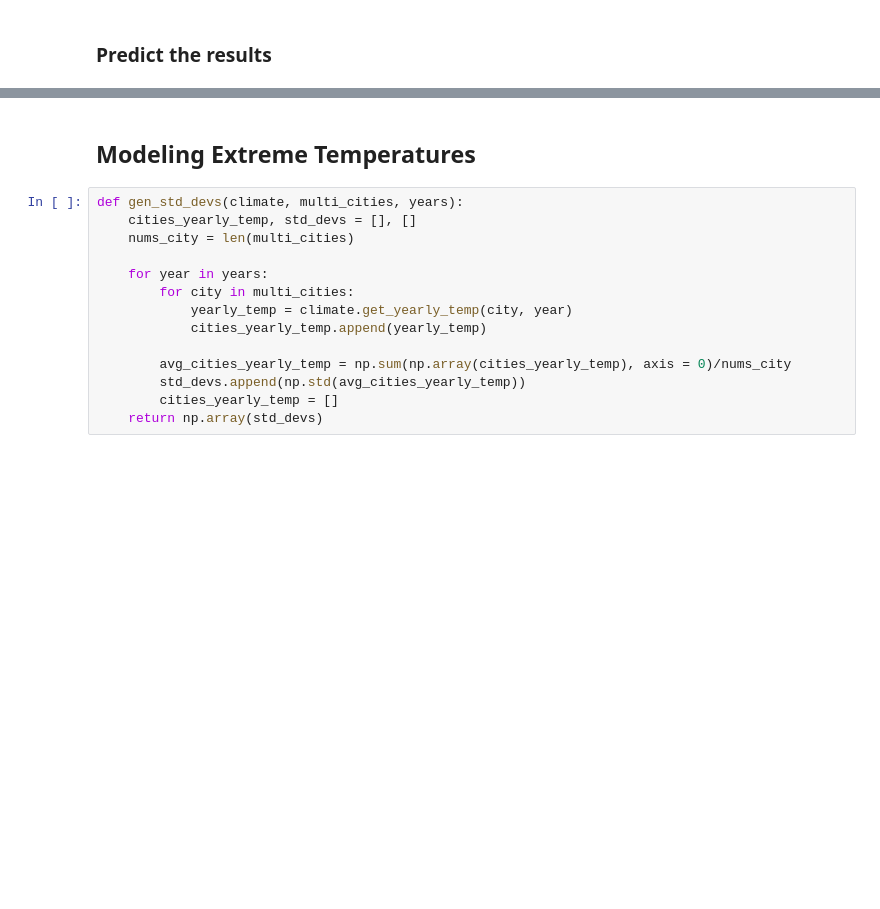
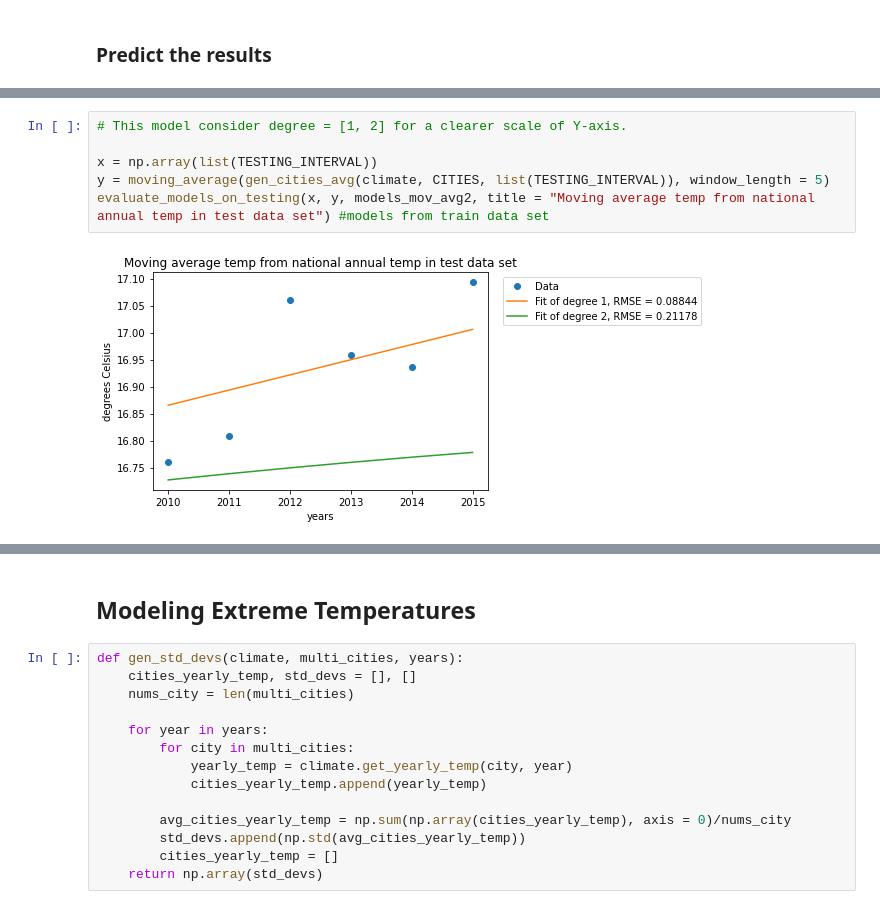
Before and after one commit to EarthAkkharawat/Modeling-global-warming, a Jupyter notebook: global-warming-model.ipynb, the cells around one changed output, grey strips where cells are left out. Drawn from its saved outputs; the diff is of its cells as text; blank space fills up the shorter version.

```diff
--- a/global-warming-model.ipynb
+++ b/global-warming-model.ipynb
@@ -210 +219,9 @@ evaluate_models_on_testing(x, y, models_mov_avg) #models from train data set
+# %%
+# This model consider degree = [1, 2] for a clearer scale of Y-axis.
+
+x = np.array(list(TESTING_INTERVAL))
+y = moving_average(gen_cities_avg(climate, CITIES, list(TESTING_INTERVAL)), window_length = 5)
+evaluate_models_on_testing(x, y, models_mov_avg2, title = "Moving average temp from national annual temp in test data set") #models from train data set
+# %% [output]
+[figure, added]
 # %%
```
Also changed, not shown: parts of 9 cells of this notebook.
